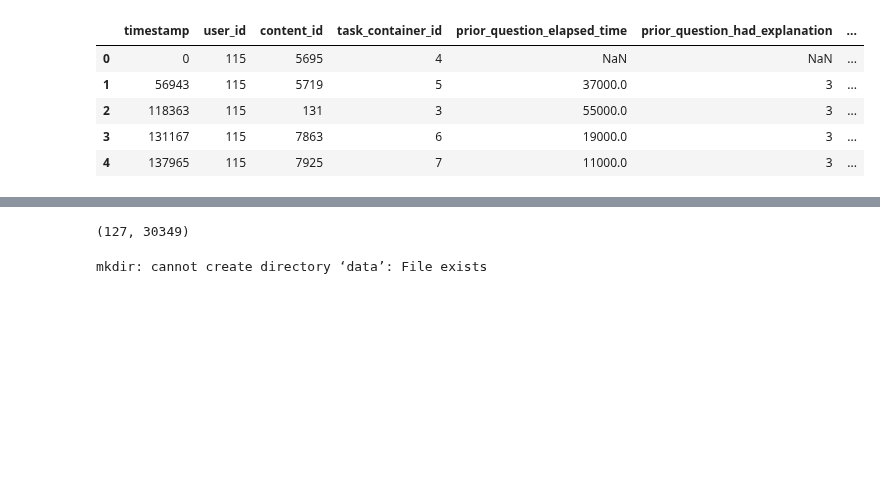
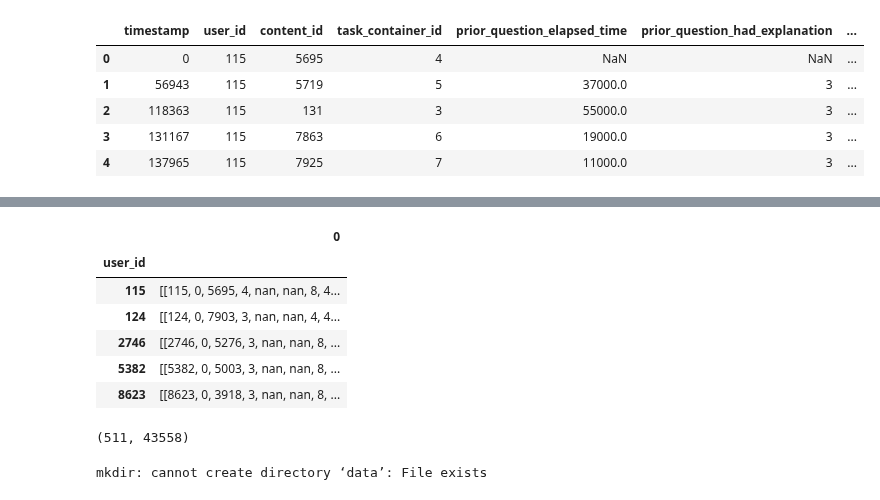
Before and after one commit to nisarahamedk/kaggle-riid, a Jupyter notebook: notebooks/train_user_state_dict_for_inference_encdec.ipynb, the cells around one changed output, grey strips where cells are left out. Drawn from its saved outputs; the diff is of its cells as text; code cells hidden in the pictures; blank space fills up the shorter version.

```diff
--- a/notebooks/train_user_state_dict_for_inference_encdec.ipynb
+++ b/notebooks/train_user_state_dict_for_inference_encdec.ipynb
@@ -242,0 +624,2 @@ distributed.nanny - WARNING - Restarting worker
+# %%
+user_groups_arr = pd.read_hdf("data/states_series.h5", "states")
@@ -242,0 +636,12 @@ distributed.nanny - WARNING - Restarting worker
+# %%
+user_groups_df = user_groups_arr.to_frame()
+# %%
+user_groups_df.head()
+# %% [output]
+|  | 0 |
+| user_id |  |
+| 115 | [[115, 0, 5695, 4, nan, nan, 8, 4... |
+| 124 | [[124, 0, 7903, 3, nan, nan, 4, 4... |
+| 2746 | [[2746, 0, 5276, 3, nan, nan, 8, ... |
+| 5382 | [[5382, 0, 5003, 3, nan, nan, 8, ... |
+| 8623 | [[8623, 0, 3918, 3, nan, nan, 8, ... |
@@ -245,13 +656,13 @@ user_groups_dict = user_groups.to_dict()
 # %%
 max_seq_len, c = 0, 0
 for k, v in user_groups_dict.items():
-  if v.shape[0] == 127:
+  if v.shape[0] == 511:
     c += 1
   max_seq_len = max(max_seq_len, v.shape[0])
 
 max_seq_len, c
 # %% [output]
-(127, 30349)
+(511, 43558)
 # %%
 import pickle
 !mkdir data
```
Also changed, not shown: parts of 123 cells of this notebook, 1 other file.
